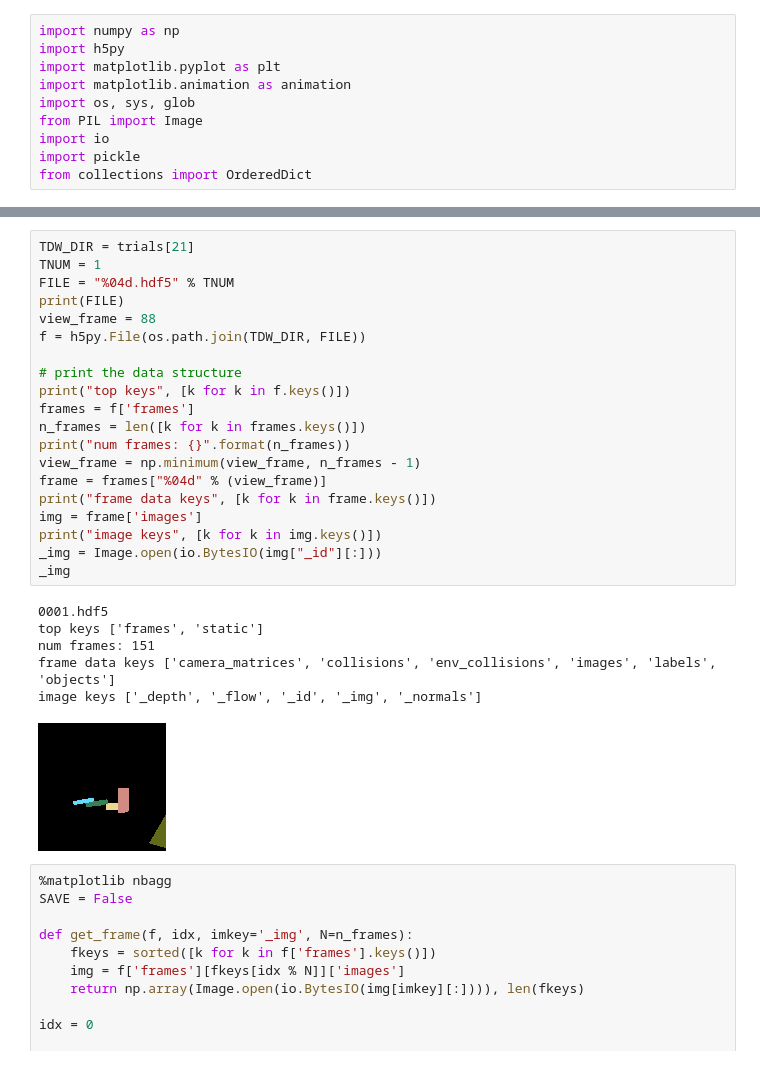
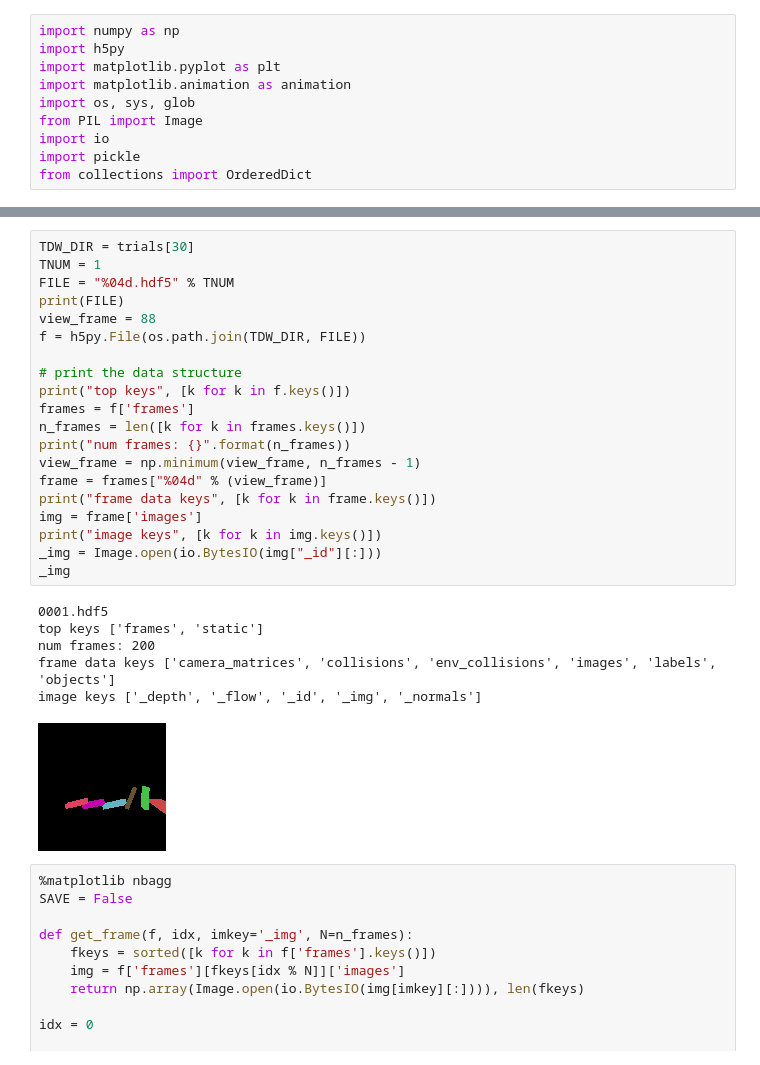
Before and after one commit to alters-mit/tdw_physics, a Jupyter notebook: notebooks/Dominoes_db011921.ipynb, the cells around one changed output, grey strips where cells are left out. Drawn from its saved outputs; the diff is of its cells as text.

```diff
--- a/notebooks/Dominoes_db011921.ipynb
+++ b/notebooks/Dominoes_db011921.ipynb
@@ -34,30 +34,30 @@ trials
 # %%
-TDW_DIR = trials[21]
+TDW_DIR = trials[30]
 TNUM = 1
 FILE = "%04d.hdf5" % TNUM
 print(FILE)
 view_frame = 88
 f = h5py.File(os.path.join(TDW_DIR, FILE))
 
 # print the data structure
 print("top keys", [k for k in f.keys()])
 frames = f['frames']
 n_frames = len([k for k in frames.keys()])
 print("num frames: {}".format(n_frames))
 view_frame = np.minimum(view_frame, n_frames - 1)
 frame = frames["%04d" % (view_frame)]
 print("frame data keys", [k for k in frame.keys()])
 img = frame['images']
 print("image keys", [k for k in img.keys()])
 _img = Image.open(io.BytesIO(img["_id"][:]))
 _img
 # %% [output]
 0001.hdf5
 top keys ['frames', 'static']
-num frames: 151
+num frames: 200
 frame data keys ['camera_matrices', 'collisions', 'env_collisions', 'images', 'labels', 'objects']
 image keys ['_depth', '_flow', '_id', '_img', '_normals']
-[figure, old version]
+[figure, new version]
 # %%
 %matplotlib nbagg
 SAVE = False
```
Also changed, not shown: parts of 5 cells of this notebook, 4 other files.
